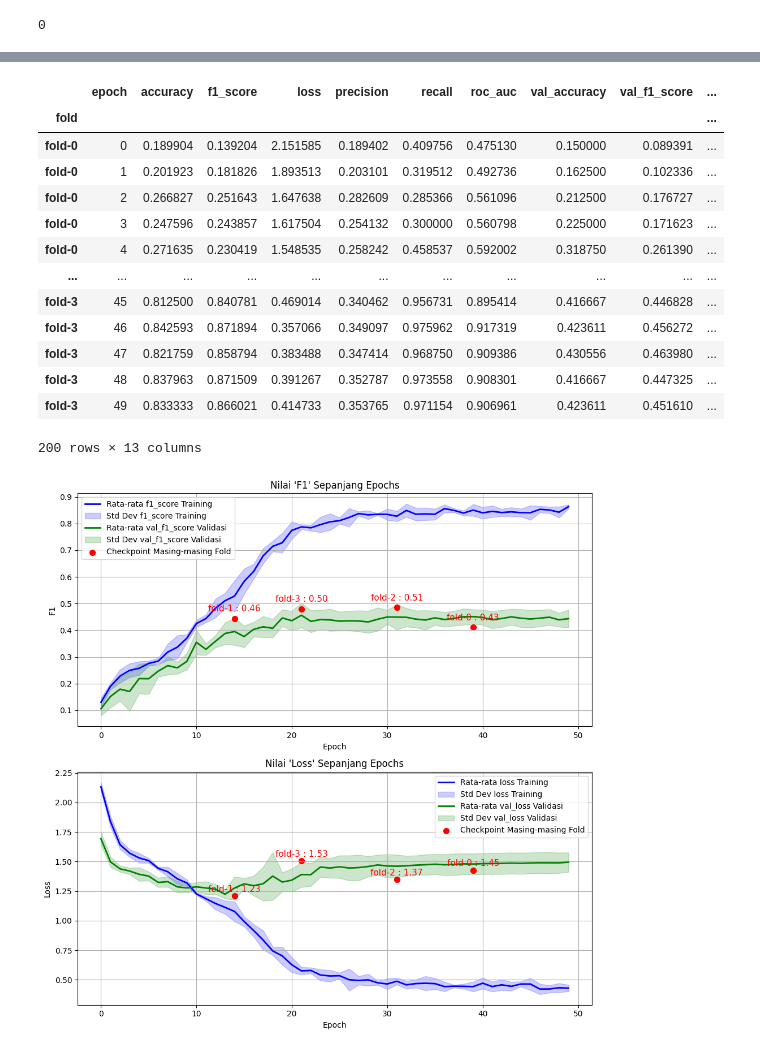
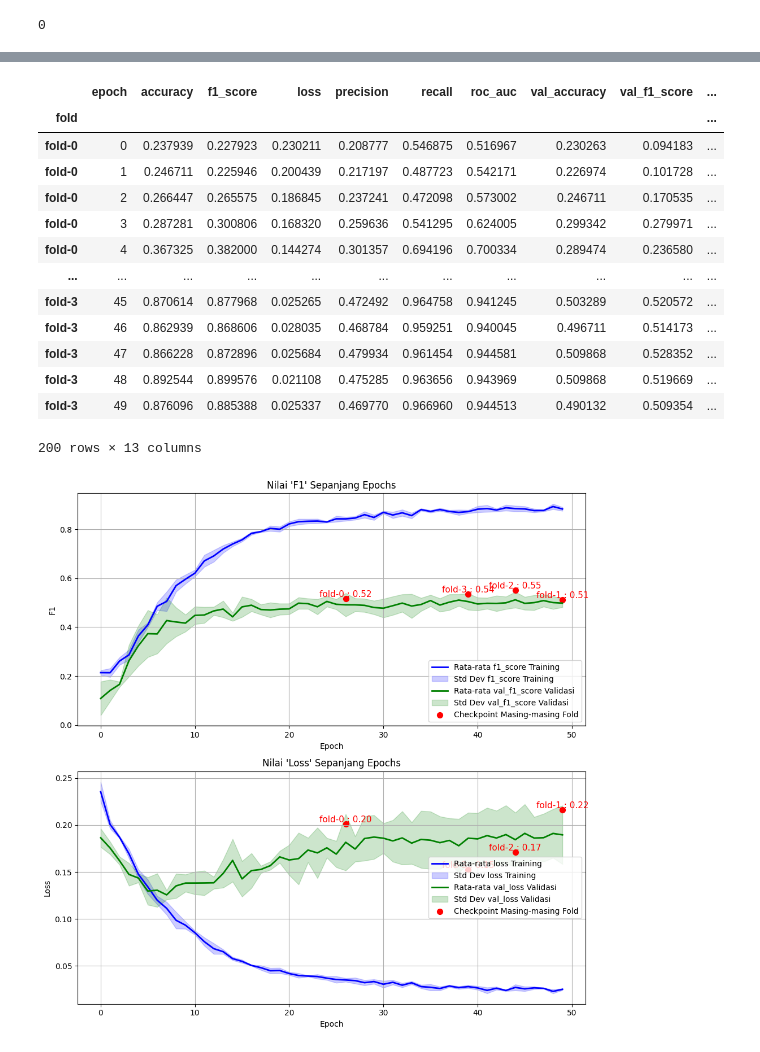
Before and after one commit to yunama47/Klasifikasi-Mammografi, a Jupyter notebook: kaggle_training_notebook.ipynb, the cells around one changed output, grey strips where cells are left out. Cells and saved outputs as stored; diff of their text form; code cells hidden in the pictures.

Commit message:
Kaggle Notebook | ConvNeXt - multi view training | Version 149

```diff
--- a/kaggle_training_notebook.ipynb
+++ b/kaggle_training_notebook.ipynb
@@ -559,7 +646,7 @@ def model_fit(model, k, balancing,
               ds_type="all",
               repeat_training=1,
               augment_prob=0.25,
-              mix_data_primer=True,
+              mix_data_primer=False,
               batch_size=D.batch_size,
               initial_score=0.4,
               epoch=D.epoch,
@@ -737,7 +824,7 @@ if D.run_type == "kfold_training":
                                      ds_type = D.ds_type,
                                      verbose = verbose,
                                      repeat_training=1,
-                                     mix_data_primer=True, # that just a dream, ofc
+                                     mix_data_primer=D.mix_prim,
                                      initial_score=initial_score,
                                      initial_epoch=0,
                                      epoch=D.epoch,
@@ -1124,26 +1246,34 @@ results_recommended_action
 # %%
-with zipfile.ZipFile("train_log.zip") as zr:
-    model_name = "mmv_model"
-    model_cv = pd.DataFrame()
-    for i in range(4):
-        fold_cv = pd.read_csv(zr.open(f"{model_name}_fold-{i}.csv"))
-        fold_cv["fold"] = f"fold-{i}"
-        model_cv = pd.concat((model_cv, fold_cv))
+# with zipfile.ZipFile("train_log.zip") as zr:
+#     model_name = "mmv_model"
+#     model_cv = pd.DataFrame()
+#     for i in range(4):
+#         fold_cv = pd.read_csv(zr.open(f"{model_name}_fold-{i}.csv"))
+#         fold_cv["fold"] = f"fold-{i}"
+#         model_cv = pd.concat((model_cv, fold_cv))
+# model_cv.set_index("fold")
+log_dir = "./"
+model_name = "model_mmv_fold{}_fusion_stage3"
+model_cv = pd.DataFrame()
+for i in range(4):
+    fold_cv = pd.read_csv(f"{log_dir}/{model_name.format(i)}.csv")
+    fold_cv["fold"] = f"fold-{i}"
+    model_cv = pd.concat((model_cv, fold_cv))
 model_cv.set_index("fold")
 # %% [output]
 |  | epoch | accuracy | f1_score | loss | precision | recall | roc_auc | val_accuracy | val_f1_score | ... |
 | fold |  |  |  |  |  |  |  |  |  | ... |
-| fold-0 | 0 | 0.189904 | 0.139204 | 2.151585 | 0.189402 | 0.409756 | 0.475130 | 0.150000 | 0.089391 | ... |
-| fold-0 | 1 | 0.201923 | 0.181826 | 1.893513 | 0.203101 | 0.319512 | 0.492736 | 0.162500 | 0.102336 | ... |
-| fold-0 | 2 | 0.266827 | 0.251643 | 1.647638 | 0.282609 | 0.285366 | 0.561096 | 0.212500 | 0.176727 | ... |
-| fold-0 | 3 | 0.247596 | 0.243857 | 1.617504 | 0.254132 | 0.300000 | 0.560798 | 0.225000 | 0.171623 | ... |
-| fold-0 | 4 | 0.271635 | 0.230419 | 1.548535 | 0.258242 | 0.458537 | 0.592002 | 0.318750 | 0.261390 | ... |
+| fold-0 | 0 | 0.237939 | 0.227923 | 0.230211 | 0.208777 | 0.546875 | 0.516967 | 0.230263 | 0.094183 | ... |
+| fold-0 | 1 | 0.246711 | 0.225946 | 0.200439 | 0.217197 | 0.487723 | 0.542171 | 0.226974 | 0.101728 | ... |
+| fold-0 | 2 | 0.266447 | 0.265575 | 0.186845 | 0.237241 | 0.472098 | 0.573002 | 0.246711 | 0.170535 | ... |
+| fold-0 | 3 | 0.287281 | 0.300806 | 0.168320 | 0.259636 | 0.541295 | 0.624005 | 0.299342 | 0.279971 | ... |
+| fold-0 | 4 | 0.367325 | 0.382000 | 0.144274 | 0.301357 | 0.694196 | 0.700334 | 0.289474 | 0.236580 | ... |
 | ... | ... | ... | ... | ... | ... | ... | ... | ... | ... | ... |
-| fold-3 | 45 | 0.812500 | 0.840781 | 0.469014 | 0.340462 | 0.956731 | 0.895414 | 0.416667 | 0.446828 | ... |
-| fold-3 | 46 | 0.842593 | 0.871894 | 0.357066 | 0.349097 | 0.975962 | 0.917319 | 0.423611 | 0.456272 | ... |
-| fold-3 | 47 | 0.821759 | 0.858794 | 0.383488 | 0.347414 | 0.968750 | 0.909386 | 0.430556 | 0.463980 | ... |
-| fold-3 | 48 | 0.837963 | 0.871509 | 0.391267 | 0.352787 | 0.973558 | 0.908301 | 0.416667 | 0.447325 | ... |
-| fold-3 | 49 | 0.833333 | 0.866021 | 0.414733 | 0.353765 | 0.971154 | 0.906961 | 0.423611 | 0.451610 | ... |
+| fold-3 | 45 | 0.870614 | 0.877968 | 0.025265 | 0.472492 | 0.964758 | 0.941245 | 0.503289 | 0.520572 | ... |
+| fold-3 | 46 | 0.862939 | 0.868606 | 0.028035 | 0.468784 | 0.959251 | 0.940045 | 0.496711 | 0.514173 | ... |
+| fold-3 | 47 | 0.866228 | 0.872896 | 0.025684 | 0.479934 | 0.961454 | 0.944581 | 0.509868 | 0.528352 | ... |
+| fold-3 | 48 | 0.892544 | 0.899576 | 0.021108 | 0.475285 | 0.963656 | 0.943969 | 0.509868 | 0.519669 | ... |
+| fold-3 | 49 | 0.876096 | 0.885388 | 0.025337 | 0.469770 | 0.966960 | 0.944513 | 0.490132 | 0.509354 | ... |
 200 rows × 13 columns
 # %%
 metrics = ['f1_score', 'val_f1_score', 'loss', 'val_loss']
@@ -1172,33 +1302,33 @@ for i, (train_metric, val_metric) in enumerate(zip(metrics[::2], metrics[1::2]),
     # Plot training metric with shading
     plt.plot(epochs, mean_train, label=f"Rata-rata {train_metric} Training", color="blue", linewidth=2)
     plt.fill_between(epochs, mean_train - std_train, mean_train + std_train,
                      color="blue", alpha=0.2, label=f"Std Dev {train_metric} Training")
 
     # Plot validation metric with shading
     plt.plot(epochs, mean_val, label=f"Rata-rata {val_metric} Validasi", color="green", linewidth=2)
     plt.fill_between(epochs, mean_val - std_val, mean_val + std_val,
                      color="green", alpha=0.2, label=f"Std Dev {val_metric} Validasi")
 
     # Annotate best F1-score for each fold
     for fold, fold_data in data.groupby('fold'):
         best_epoch = fold_data.loc[fold_data['val_f1_score'].idxmax()]
         best_epoch_value = best_epoch['epoch']
         best_metric_score = best_epoch[val_metric]
 
-        plt.scatter(best_epoch_value, best_metric_score-0.02, color="red", s=50, label="None")
+        plt.scatter(best_epoch_value, best_metric_score, color="red", s=50, label="None")
         plt.text(best_epoch_value, best_metric_score, f"{fold} : {best_metric_score:.2f}",
                  fontsize=11, ha="center", va="bottom", color="red")
 
     plt.title(f"Nilai '{train_metric.split('_')[0].capitalize()}' Sepanjang Epochs")
     plt.xlabel("Epoch")
     plt.ylabel(train_metric.split('_')[0].capitalize())
     plt.legend([f"Rata-rata {train_metric} Training", f"Std Dev {train_metric} Training",
             f"Rata-rata {val_metric} Validasi", f"Std Dev {val_metric} Validasi",
             "Checkpoint Masing-masing Fold"])
     plt.grid()
 
 plt.tight_layout()
 plt.show()
 # %% [output]
-[figure, old version]
+[figure, new version]
 # %%
```
Also changed, not shown: parts of 19 cells of this notebook.
